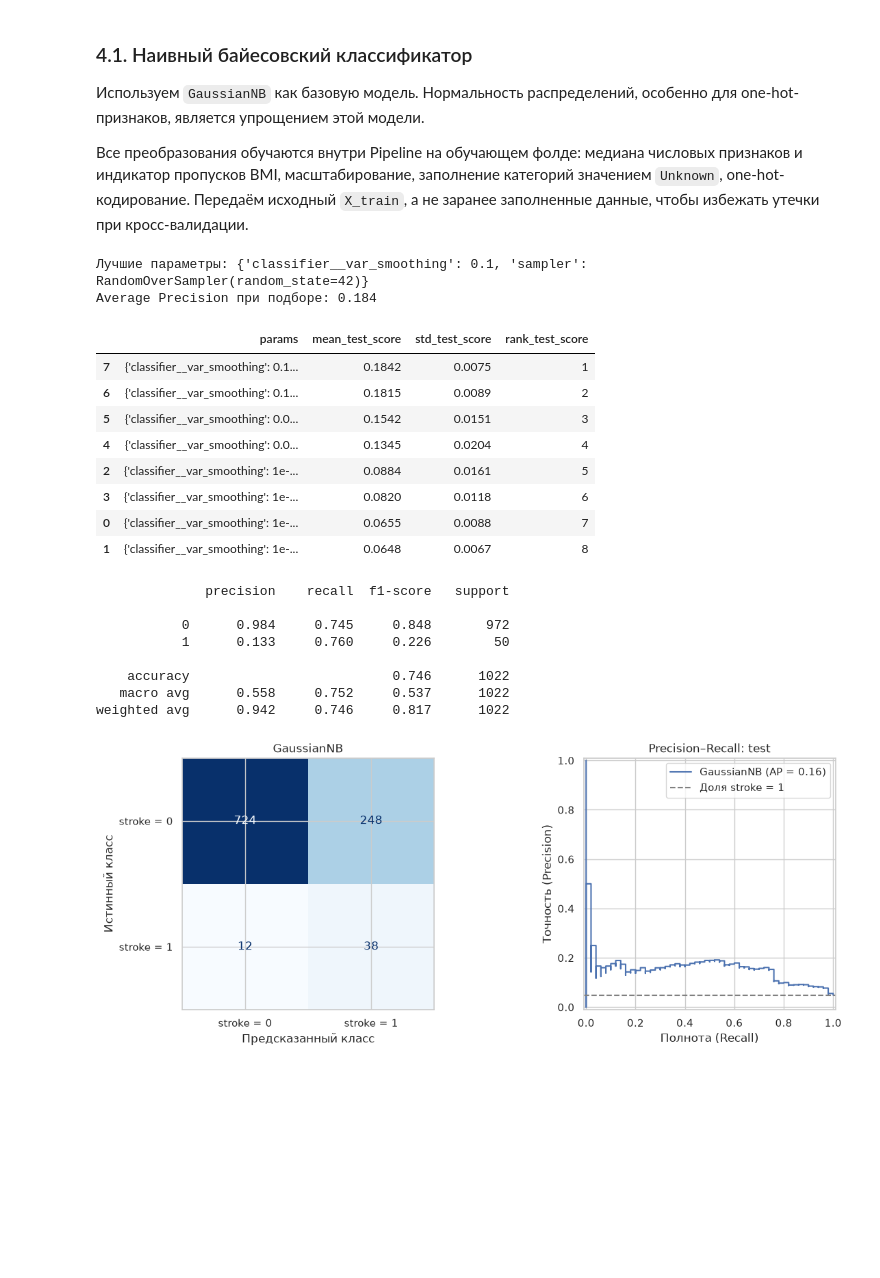
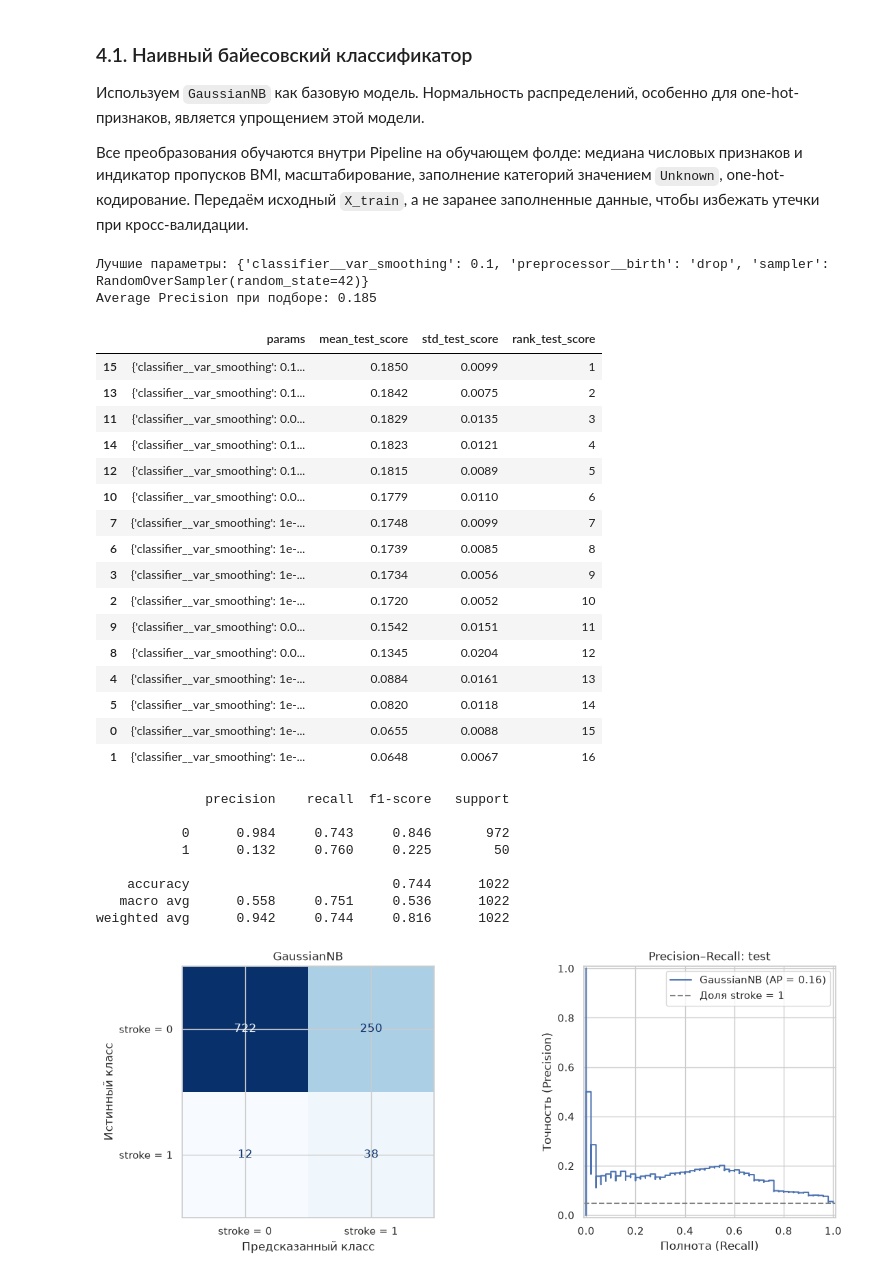
Before and after one commit to Exarkun1/AMD_labs, a Jupyter notebook: amd_lab1.ipynb, the cells around one changed output. Drawn from its saved outputs; the diff is of its cells as text; code cells hidden in the pictures; blank space fills up the shorter version.

```diff
--- a/amd_lab1.ipynb
+++ b/amd_lab1.ipynb
@@ -253,14 +227,9 @@ categorical_transformer = Pipeline([
     ("imputer", SimpleImputer(strategy="constant", fill_value="Unknown")),
     ("encoder", OneHotEncoder(handle_unknown="ignore", sparse_output=False)),
 ])
-# Это необученные шаблоны: каждая модель получает независимую копию через clone.
-scaled_preprocessor = ColumnTransformer([
+# Необученный шаблоны, каждая модель получает независимую копию через clone
+preprocessor = ColumnTransformer([
     ("numeric", clone(numeric_transformer), numeric_features),
-    ("categorical", clone(categorical_transformer), categorical_features),
-    ("binary", "passthrough", binary_features),
-])
-tree_preprocessor = ColumnTransformer([
-    ("numeric", SimpleImputer(strategy="median", add_indicator=True), numeric_features),
     ("categorical", clone(categorical_transformer),
      [c for c in categorical_features if c not in birth_features]),
     ("birth", clone(categorical_transformer), birth_features),
@@ -319,39 +289,48 @@ def plot_classifier_results(y_true, prediction, probability, name, axes=None):
 Все преобразования обучаются внутри Pipeline на обучающем фолде: медиана числовых признаков и индикатор пропусков BMI, масштабирование, заполнение категорий значением `Unknown`, one-hot-кодирование. Передаём исходный `X_train`, а не заранее заполненные данные, чтобы избежать утечки при кросс-валидации.
 # %%
 nb_pipeline = ResamplingPipeline([
-    ("preprocessor", clone(scaled_preprocessor)),
+    ("preprocessor", clone(preprocessor)),
     ("sampler", "passthrough"),
     ("classifier", GaussianNB()),
 ])
 nb_search = GridSearchCV(
     nb_pipeline,
     param_grid={
+        "preprocessor__birth": [clone(categorical_transformer), "drop"],
         "sampler": ["passthrough", RandomOverSampler(random_state=RANDOM_STATE)],
         "classifier__var_smoothing": [1e-9, 1e-5, 1e-2, 1e-1],
     },
     scoring=SEARCH_SCORING, refit=True,
     cv=cv_splits, n_jobs=1, error_score="raise",
 )
 nb_search.fit(X_train, y_train)
 nb_model = nb_search.best_estimator_
 nb_search_results = pd.DataFrame(nb_search.cv_results_)[[
     "params", "mean_test_score", "std_test_score", "rank_test_score",
 ]].sort_values("rank_test_score")
 print("Лучшие параметры:", nb_search.best_params_)
 print(f"Average Precision при подборе: {nb_search.best_score_:.3f}")
 nb_search_results.round(4)
 # %% [output]
-Лучшие параметры: {'classifier__var_smoothing': 0.1, 'sampler': RandomOverSampler(random_state=42)}
-Average Precision при подборе: 0.184
+Лучшие параметры: {'classifier__var_smoothing': 0.1, 'preprocessor__birth': 'drop', 'sampler': RandomOverSampler(random_state=42)}
+Average Precision при подборе: 0.185
 |  | params | mean_test_score | std_test_score | rank_test_score |
-| 7 | {'classifier__var_smoothing': 0.1... | 0.1842 | 0.0075 | 1 |
-| 6 | {'classifier__var_smoothing': 0.1... | 0.1815 | 0.0089 | 2 |
-| 5 | {'classifier__var_smoothing': 0.0... | 0.1542 | 0.0151 | 3 |
-| 4 | {'classifier__var_smoothing': 0.0... | 0.1345 | 0.0204 | 4 |
-| 2 | {'classifier__var_smoothing': 1e-... | 0.0884 | 0.0161 | 5 |
-| 3 | {'classifier__var_smoothing': 1e-... | 0.0820 | 0.0118 | 6 |
-| 0 | {'classifier__var_smoothing': 1e-... | 0.0655 | 0.0088 | 7 |
-| 1 | {'classifier__var_smoothing': 1e-... | 0.0648 | 0.0067 | 8 |
+| 15 | {'classifier__var_smoothing': 0.1... | 0.1850 | 0.0099 | 1 |
+| 13 | {'classifier__var_smoothing': 0.1... | 0.1842 | 0.0075 | 2 |
+| 11 | {'classifier__var_smoothing': 0.0... | 0.1829 | 0.0135 | 3 |
+| 14 | {'classifier__var_smoothing': 0.1... | 0.1823 | 0.0121 | 4 |
+| 12 | {'classifier__var_smoothing': 0.1... | 0.1815 | 0.0089 | 5 |
+| 10 | {'classifier__var_smoothing': 0.0... | 0.1779 | 0.0110 | 6 |
+| 7 | {'classifier__var_smoothing': 1e-... | 0.1748 | 0.0099 | 7 |
+| 6 | {'classifier__var_smoothing': 1e-... | 0.1739 | 0.0085 | 8 |
+| 3 | {'classifier__var_smoothing': 1e-... | 0.1734 | 0.0056 | 9 |
+| 2 | {'classifier__var_smoothing': 1e-... | 0.1720 | 0.0052 | 10 |
+| 9 | {'classifier__var_smoothing': 0.0... | 0.1542 | 0.0151 | 11 |
+| 8 | {'classifier__var_smoothing': 0.0... | 0.1345 | 0.0204 | 12 |
+| 4 | {'classifier__var_smoothing': 1e-... | 0.0884 | 0.0161 | 13 |
+| 5 | {'classifier__var_smoothing': 1e-... | 0.0820 | 0.0118 | 14 |
+| 0 | {'classifier__var_smoothing': 1e-... | 0.0655 | 0.0088 | 15 |
+| 1 | {'classifier__var_smoothing': 1e-... | 0.0648 | 0.0067 | 16 |
 # %%
 nb_test_probability = nb_model.predict_proba(X_test)[:, 1]
 nb_test_prediction = nb_model.predict(X_test)
@@ -360,12 +339,12 @@ print(classification_report(y_test, nb_test_prediction, digits=3, zero_division=
 # %% [output]
               precision    recall  f1-score   support
 
-           0      0.984     0.745     0.848       972
-           1      0.133     0.760     0.226        50
+           0      0.984     0.743     0.846       972
+           1      0.132     0.760     0.225        50
 
-    accuracy                          0.746      1022
-   macro avg      0.558     0.752     0.537      1022
-weighted avg      0.942     0.746     0.817      1022
+    accuracy                          0.744      1022
+   macro avg      0.558     0.751     0.536      1022
+weighted avg      0.942     0.744     0.816      1022
 # %%
 plot_classifier_results(y_test, nb_test_prediction, nb_test_probability, "GaussianNB")
 plt.show()
```
Also changed, not shown: parts of 33 cells of this notebook.
